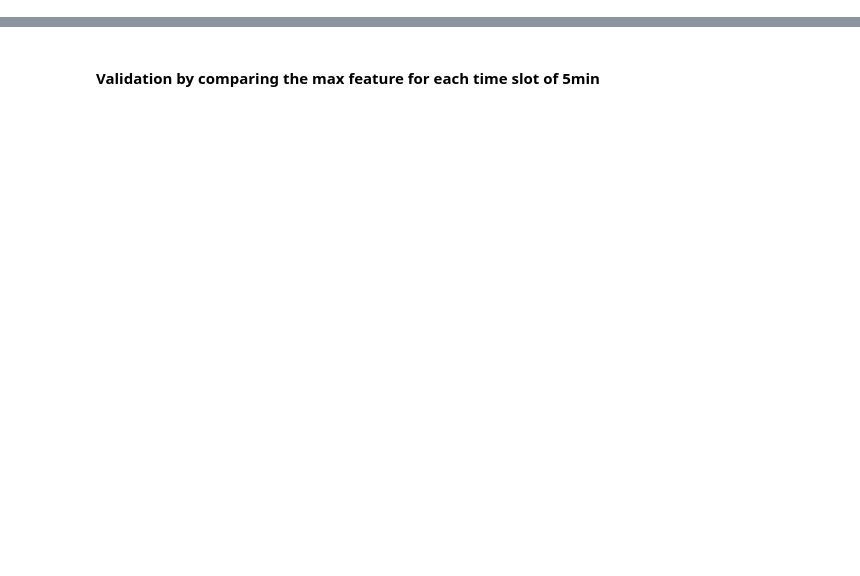
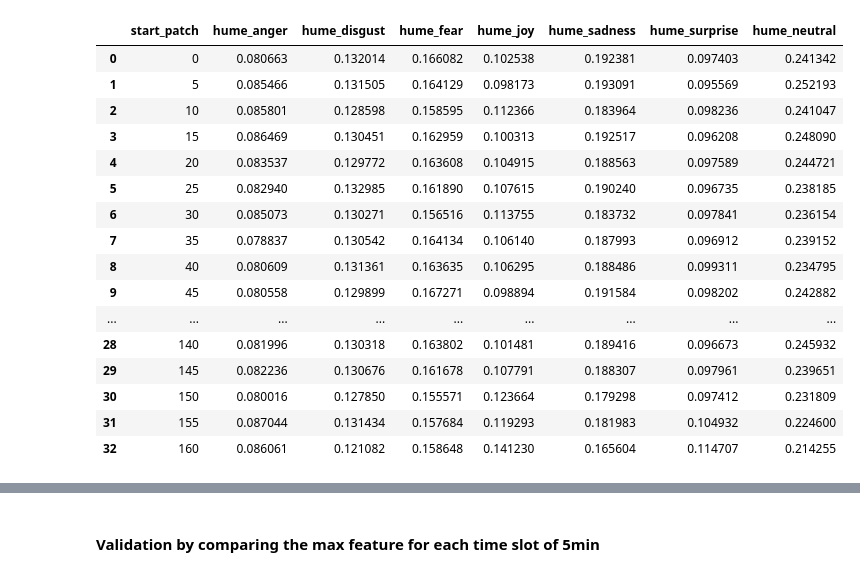
Before and after one commit to RavenRudi/coin_jazz, a Jupyter notebook: notebooks/hume_fer_validation.ipynb, the cells around one changed output, grey strips where cells are left out. Drawn from its saved outputs; the diff is of its cells as text; code cells hidden in the pictures; blank space fills up the shorter version.

```diff
--- a/notebooks/hume_fer_validation.ipynb
+++ b/notebooks/hume_fer_validation.ipynb
@@ -112,0 +117,44 @@ df_fer_1 = prepare_fer_data('../data/FER_Output/processed/Cuban_vocals_afternoon
+# %%
+directory = '../data/hume/processed/'
+df_hume = pd.DataFrame()
+
+def create_hume_df(directory, df_hume):
+    for filename in os.listdir(directory):
+        if filename.endswith('.csv'):
+            file_path = os.path.join(directory, filename)
+
+            # Read the CSV file into a DataFrame
+            df = pd.read_csv(file_path)
+            df.drop(columns= ['start', 'Unnamed: 0'], axis=1, inplace=True)
+
+            # Append the DataFrame to the main DataFrame
+            df_hume = pd.concat([df_hume, df], ignore_index=True)
+
+    return df_hume
+# %%
+df_hume = create_hume_df(directory, df_hume)
+
+#df_hume.drop('start', axis=1, inplace=True)
+df_hume.columns = ['hume_anger', 'hume_disgust', 'hume_fear', 'hume_joy', 'hume_sadness', 'hume_surprise', 'hume_neutral', 'start_patch']
+df_hume['start_patch'] = df_hume['start_patch'].astype('int64')
+df_hume = df_hume.groupby('start_patch').mean().reset_index()
+# %%
+df_hume
+# %% [output]
+|  | start_patch | hume_anger | hume_disgust | hume_fear | hume_joy | hume_sadness | hume_surprise | hume_neutral |
+| 0 | 0 | 0.080663 | 0.132014 | 0.166082 | 0.102538 | 0.192381 | 0.097403 | 0.241342 |
+| 1 | 5 | 0.085466 | 0.131505 | 0.164129 | 0.098173 | 0.193091 | 0.095569 | 0.252193 |
+| 2 | 10 | 0.085801 | 0.128598 | 0.158595 | 0.112366 | 0.183964 | 0.098236 | 0.241047 |
+| 3 | 15 | 0.086469 | 0.130451 | 0.162959 | 0.100313 | 0.192517 | 0.096208 | 0.248090 |
+| 4 | 20 | 0.083537 | 0.129772 | 0.163608 | 0.104915 | 0.188563 | 0.097589 | 0.244721 |
+| 5 | 25 | 0.082940 | 0.132985 | 0.161890 | 0.107615 | 0.190240 | 0.096735 | 0.238185 |
+| 6 | 30 | 0.085073 | 0.130271 | 0.156516 | 0.113755 | 0.183732 | 0.097841 | 0.236154 |
+| 7 | 35 | 0.078837 | 0.130542 | 0.164134 | 0.106140 | 0.187993 | 0.096912 | 0.239152 |
+| 8 | 40 | 0.080609 | 0.131361 | 0.163635 | 0.106295 | 0.188486 | 0.099311 | 0.234795 |
+| 9 | 45 | 0.080558 | 0.129899 | 0.167271 | 0.098894 | 0.191584 | 0.098202 | 0.242882 |
+| ... | ... | ... | ... | ... | ... | ... | ... | ... |
+| 28 | 140 | 0.081996 | 0.130318 | 0.163802 | 0.101481 | 0.189416 | 0.096673 | 0.245932 |
+| 29 | 145 | 0.082236 | 0.130676 | 0.161678 | 0.107791 | 0.188307 | 0.097961 | 0.239651 |
+| 30 | 150 | 0.080016 | 0.127850 | 0.155571 | 0.123664 | 0.179298 | 0.097412 | 0.231809 |
+| 31 | 155 | 0.087044 | 0.131434 | 0.157684 | 0.119293 | 0.181983 | 0.104932 | 0.224600 |
+| 32 | 160 | 0.086061 | 0.121082 | 0.158648 | 0.141230 | 0.165604 | 0.114707 | 0.214255 |
```
Also changed, not shown: parts of 19 cells of this notebook, 2 other files.
